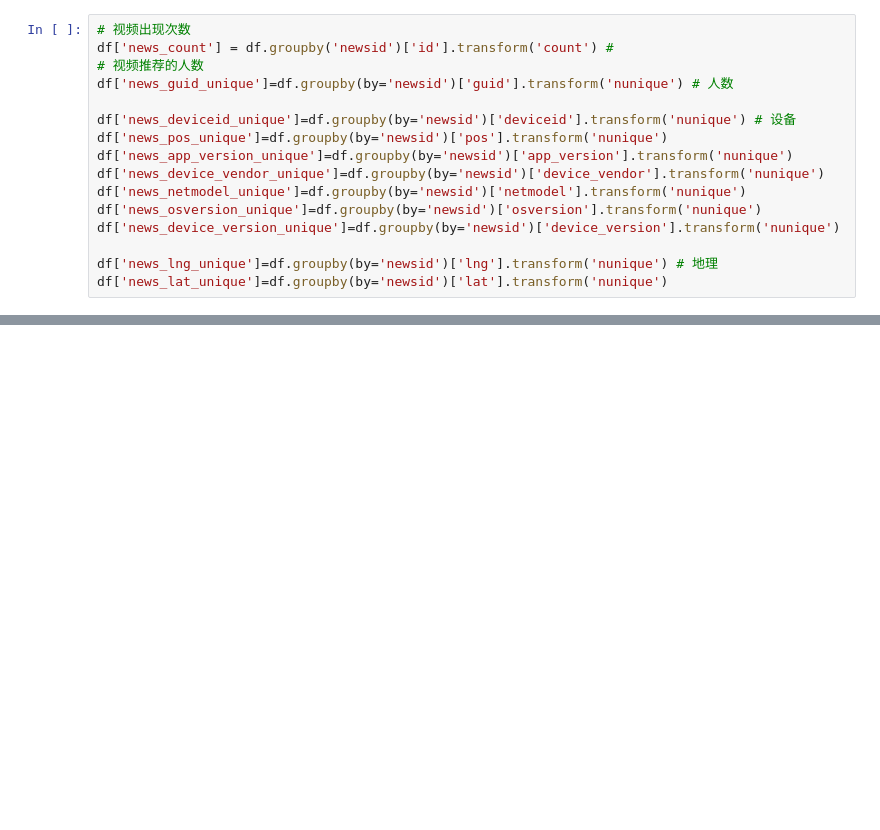
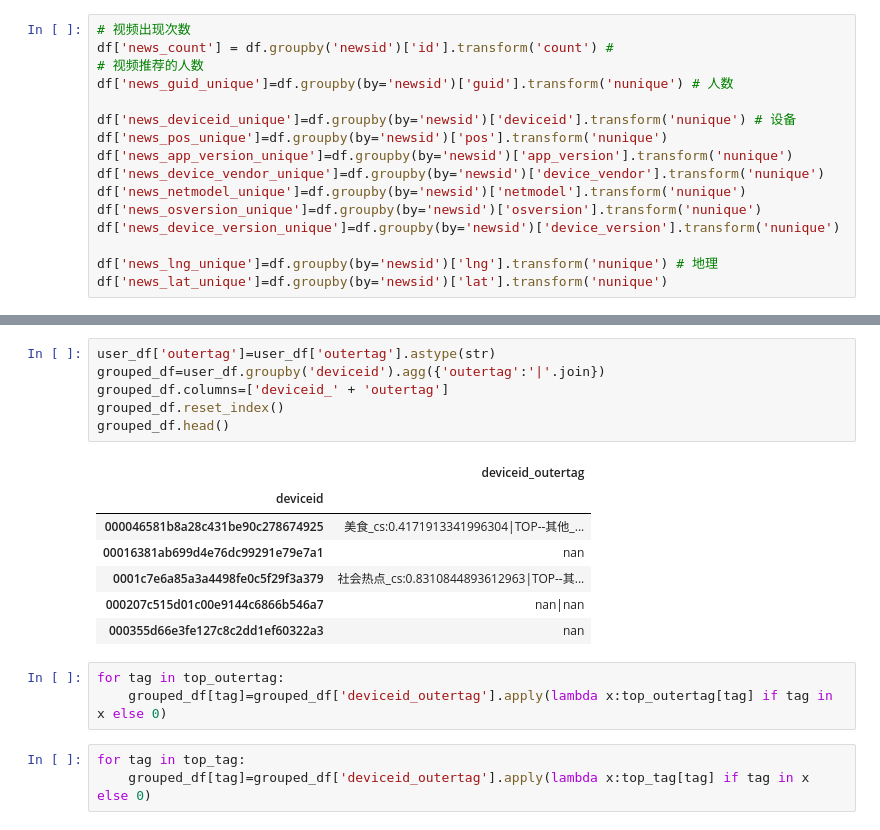
Before and after one commit to yanqiangmiffy/Video-Click-Prediction, a Jupyter notebook: 数据分析.ipynb, the cells around one changed output, grey strips where cells are left out. Drawn from its saved outputs; the diff is of its cells as text; blank space fills up the shorter version.

```diff
--- a/数据分析.ipynb
+++ b/数据分析.ipynb
@@ -446,0 +540,20 @@ df['news_lat_unique']=df.groupby(by='newsid')['lat'].transform('nunique')
+# %%
+user_df['outertag']=user_df['outertag'].astype(str)
+grouped_df=user_df.groupby('deviceid').agg({'outertag':'|'.join})
+grouped_df.columns=['deviceid_' + 'outertag']
+grouped_df.reset_index()
+grouped_df.head()
+# %% [output]
+|  | deviceid_outertag |
+| deviceid |  |
+| 000046581b8a28c431be90c278674925 | 美食_cs:0.4171913341996304|TOP--其他_... |
+| 00016381ab699d4e76dc99291e79e7a1 | nan |
+| 0001c7e6a85a3a4498fe0c5f29f3a379 | 社会热点_cs:0.8310844893612963|TOP--其... |
+| 000207c515d01c00e9144c6866b546a7 | nan|nan |
+| 000355d66e3fe127c8c2dd1ef60322a3 | nan |
+# %%
+for tag in top_outertag:
+    grouped_df[tag]=grouped_df['deviceid_outertag'].apply(lambda x:top_outertag[tag] if tag in x else 0)
+# %%
+for tag in top_tag:
+    grouped_df[tag]=grouped_df['deviceid_outertag'].apply(lambda x:top_tag[tag] if tag in x else 0)
```
Also changed, not shown: parts of 9 cells of this notebook, 1 other file.
